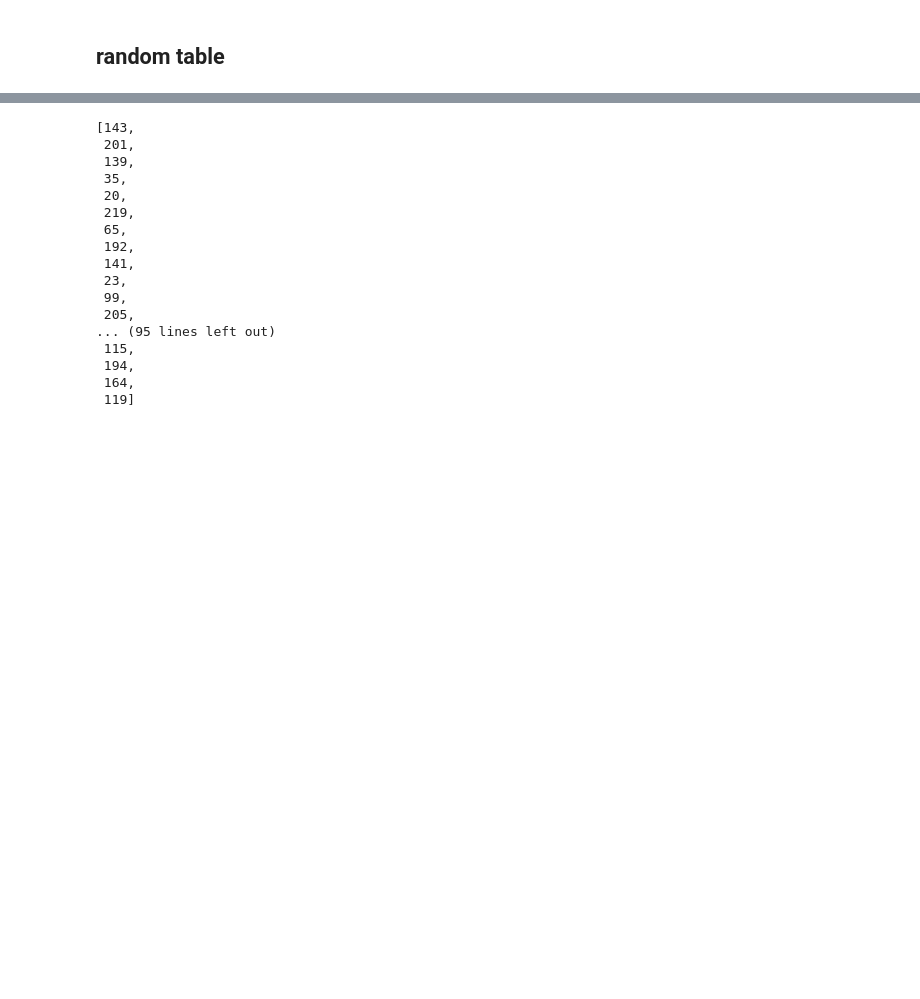
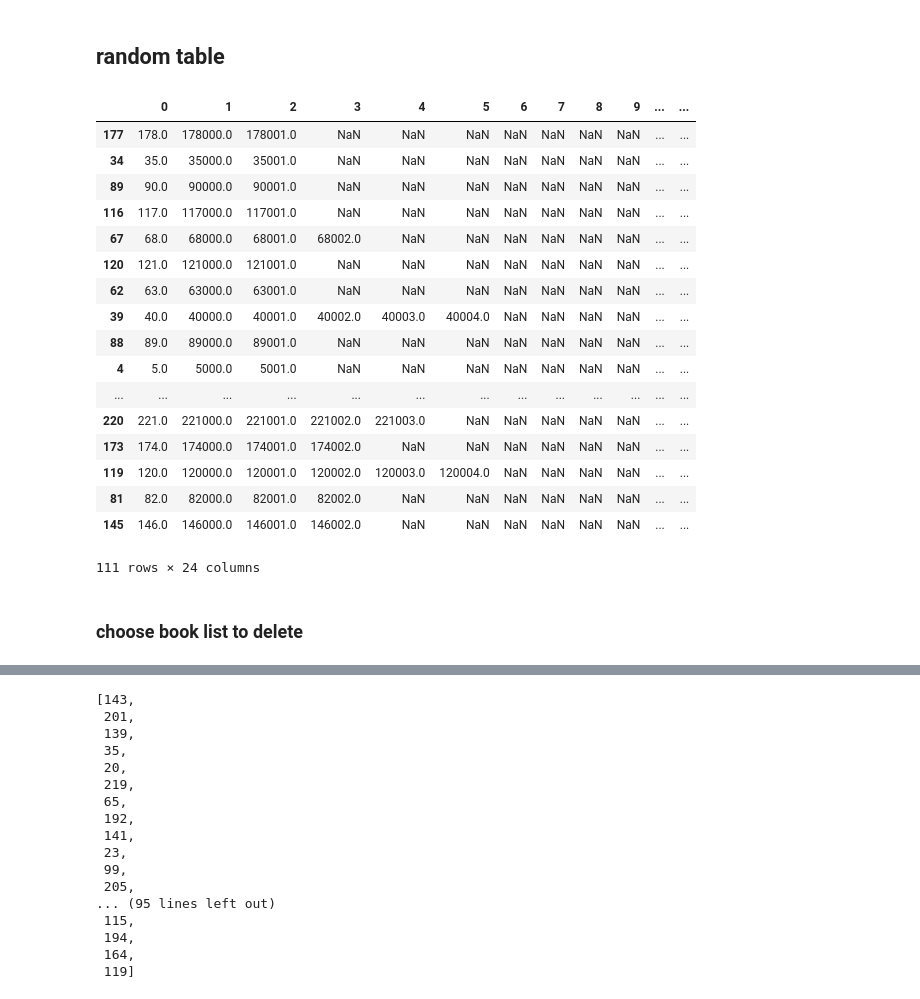
Before and after one commit to lawofearth/ThaiStylometry, a Jupyter notebook: TrainTest.ipynb, the cells around one changed output, grey strips where cells are left out. Drawn from its saved outputs; the diff is of its cells as text; code cells hidden in the pictures; blank space fills up the shorter version.

Commit message:
Change openset choosing trainning set algorithm
Delete other book for random author to made it strictly openset.

```diff
--- a/TrainTest.ipynb
+++ b/TrainTest.ipynb
@@ -236,18 +248,43 @@ for i in range(len(author_table)):
 # %%
 name = random_matrix.to_csv("queryset_01.csv", header=False, index = False)
 # %%
-def export_queryset(k, author_table):
-    random_matrix = df()
-    openset_matrix = df()
-    for i in range(len(author_table)):
-        # random book each author
-        random_matrix.loc[i,0] = author_table.loc[i,int(np.random.uniform(0,sum(~author_table.loc[i,:].isna())-1))+1]
+k=1
+random_matrix = df()
+openset_matrix = df()
+for i in range(len(author_table)):
+    # random book each author
+    random_matrix.loc[i,0] = author_table.loc[i,int(np.random.uniform(0,sum(~author_table.loc[i,:].isna())-1))+1]
 
-    # for random authors
-    openset_input = random_matrix.sample(frac=0.5, random_state=k)
-    authorset_inlist = author_table.loc[openset_input.index.tolist(),0]
+# for random authors
+openset_input = random_matrix.sample(frac=0.5, random_state=k)
+authorset_inlist = author_table.loc[openset_input.index.tolist(),0]
+# that random authors other book must be delete
 
 
-    random_matrix.to_csv("0%.0f.csv" %k, header=False, index = False)
-    openset_input.to_csv("openset0%.0f.csv" %k, header=False, index = False)
-    authorset_inlist.to_csv("openset_authorlist0%0.f.csv" %k, header=False, index = False)
+random_matrix.to_csv("0%.0f.csv" %k, header=False, index = False)
+openset_input.to_csv("openset0%.0f.csv" %k, header=False, index = False)
+authorset_inlist.to_csv("openset_authorlist0%0.f.csv" %k, header=False, index = False)
+# %%
+del_author = author_table.loc[openset_input.index,:]
+del_author
+# %% [output]
+|  | 0 | 1 | 2 | 3 | 4 | 5 | 6 | 7 | 8 | 9 | ... | ... |
+| 177 | 178.0 | 178000.0 | 178001.0 | NaN | NaN | NaN | NaN | NaN | NaN | NaN | ... | ... |
+| 34 | 35.0 | 35000.0 | 35001.0 | NaN | NaN | NaN | NaN | NaN | NaN | NaN | ... | ... |
+| 89 | 90.0 | 90000.0 | 90001.0 | NaN | NaN | NaN | NaN | NaN | NaN | NaN | ... | ... |
+| 116 | 117.0 | 117000.0 | 117001.0 | NaN | NaN | NaN | NaN | NaN | NaN | NaN | ... | ... |
+| 67 | 68.0 | 68000.0 | 68001.0 | 68002.0 | NaN | NaN | NaN | NaN | NaN | NaN | ... | ... |
+| 120 | 121.0 | 121000.0 | 121001.0 | NaN | NaN | NaN | NaN | NaN | NaN | NaN | ... | ... |
+| 62 | 63.0 | 63000.0 | 63001.0 | NaN | NaN | NaN | NaN | NaN | NaN | NaN | ... | ... |
+| 39 | 40.0 | 40000.0 | 40001.0 | 40002.0 | 40003.0 | 40004.0 | NaN | NaN | NaN | NaN | ... | ... |
+| 88 | 89.0 | 89000.0 | 89001.0 | NaN | NaN | NaN | NaN | NaN | NaN | NaN | ... | ... |
+| 4 | 5.0 | 5000.0 | 5001.0 | NaN | NaN | NaN | NaN | NaN | NaN | NaN | ... | ... |
+| ... | ... | ... | ... | ... | ... | ... | ... | ... | ... | ... | ... | ... |
+| 220 | 221.0 | 221000.0 | 221001.0 | 221002.0 | 221003.0 | NaN | NaN | NaN | NaN | NaN | ... | ... |
+| 173 | 174.0 | 174000.0 | 174001.0 | 174002.0 | NaN | NaN | NaN | NaN | NaN | NaN | ... | ... |
+| 119 | 120.0 | 120000.0 | 120001.0 | 120002.0 | 120003.0 | 120004.0 | NaN | NaN | NaN | NaN | ... | ... |
+| 81 | 82.0 | 82000.0 | 82001.0 | 82002.0 | NaN | NaN | NaN | NaN | NaN | NaN | ... | ... |
+| 145 | 146.0 | 146000.0 | 146001.0 | 146002.0 | NaN | NaN | NaN | NaN | NaN | NaN | ... | ... |
+111 rows × 24 columns
+# %% [markdown]
+### choose book list to delete
```
Also changed, not shown: parts of 10 cells of this notebook, 2 other files.
